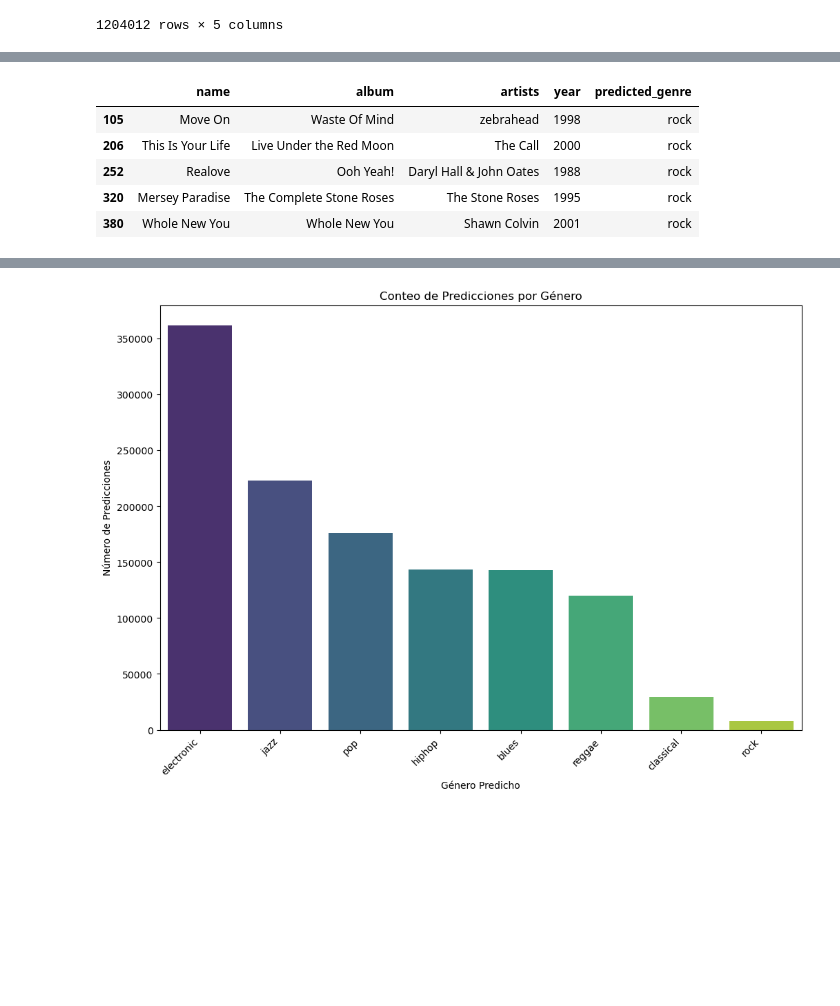
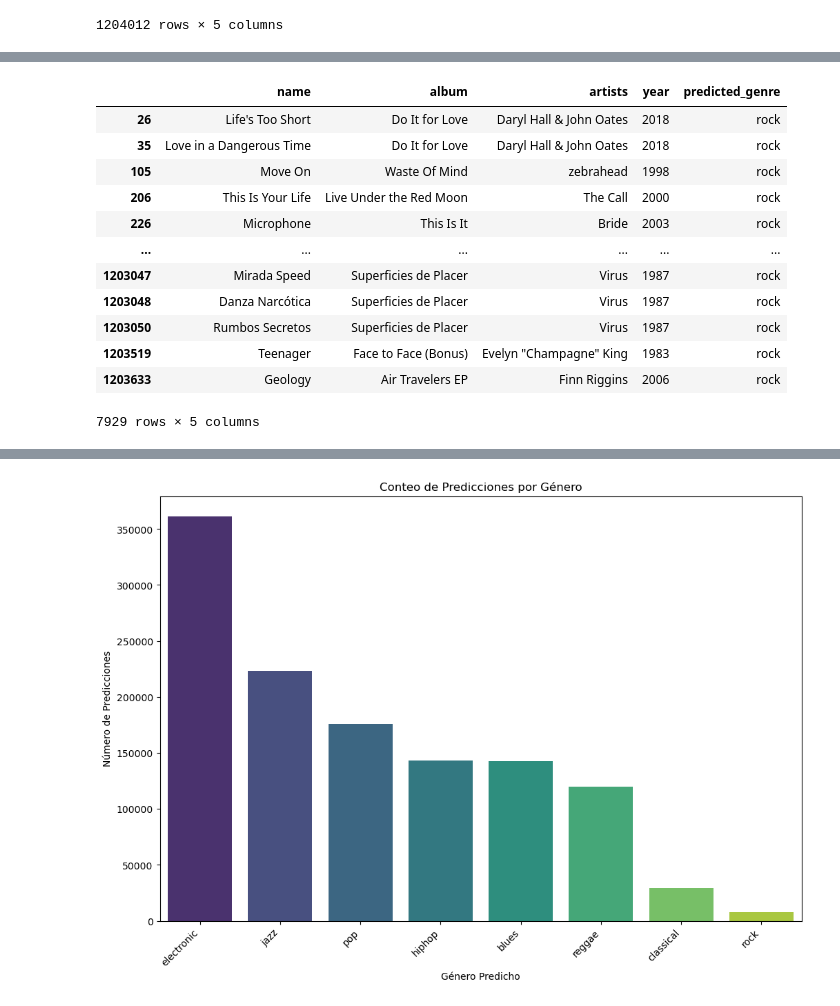
Before and after one commit to AlexV0611/Project, a Jupyter notebook: Modelo_proyecto_definitivo.v2.ipynb, the cells around one changed output, grey strips where cells are left out. Cells and saved outputs as stored; diff of their text form; code cells hidden in the pictures; blank space fills up the shorter version.

```diff
--- a/Modelo_proyecto_definitivo.v2.ipynb
+++ b/Modelo_proyecto_definitivo.v2.ipynb
@@ -866,16 +880,23 @@ df_classical.head()
 # %%
 rock_artists_df = df_pred_final.loc[df_pred_final['predicted_genre'] == 'rock']
 
 artistas_rock = df_classical['artists'].unique()
 
-rock_artists_df.head()
+rock_artists_df
 # %% [output]
 |  | name | album | artists | year | predicted_genre |
+| 26 | Life's Too Short | Do It for Love | Daryl Hall & John Oates | 2018 | rock |
+| 35 | Love in a Dangerous Time | Do It for Love | Daryl Hall & John Oates | 2018 | rock |
 | 105 | Move On | Waste Of Mind | zebrahead | 1998 | rock |
 | 206 | This Is Your Life | Live Under the Red Moon | The Call | 2000 | rock |
-| 252 | Realove | Ooh Yeah! | Daryl Hall & John Oates | 1988 | rock |
-| 320 | Mersey Paradise | The Complete Stone Roses | The Stone Roses | 1995 | rock |
-| 380 | Whole New You | Whole New You | Shawn Colvin | 2001 | rock |
+| 226 | Microphone | This Is It | Bride | 2003 | rock |
+| ... | ... | ... | ... | ... | ... |
+| 1203047 | Mirada Speed | Superficies de Placer | Virus | 1987 | rock |
+| 1203048 | Danza Narcótica | Superficies de Placer | Virus | 1987 | rock |
+| 1203050 | Rumbos Secretos | Superficies de Placer | Virus | 1987 | rock |
+| 1203519 | Teenager | Face to Face (Bonus) | Evelyn "Champagne" King | 1983 | rock |
+| 1203633 | Geology | Air Travelers EP | Finn Riggins | 2006 | rock |
+7929 rows × 5 columns
 # %%
 df_jazz = df_pred_final.loc[df_pred_final['predicted_genre'] == 'jazz']
 
```
Also changed, not shown: parts of 31 cells of this notebook.
